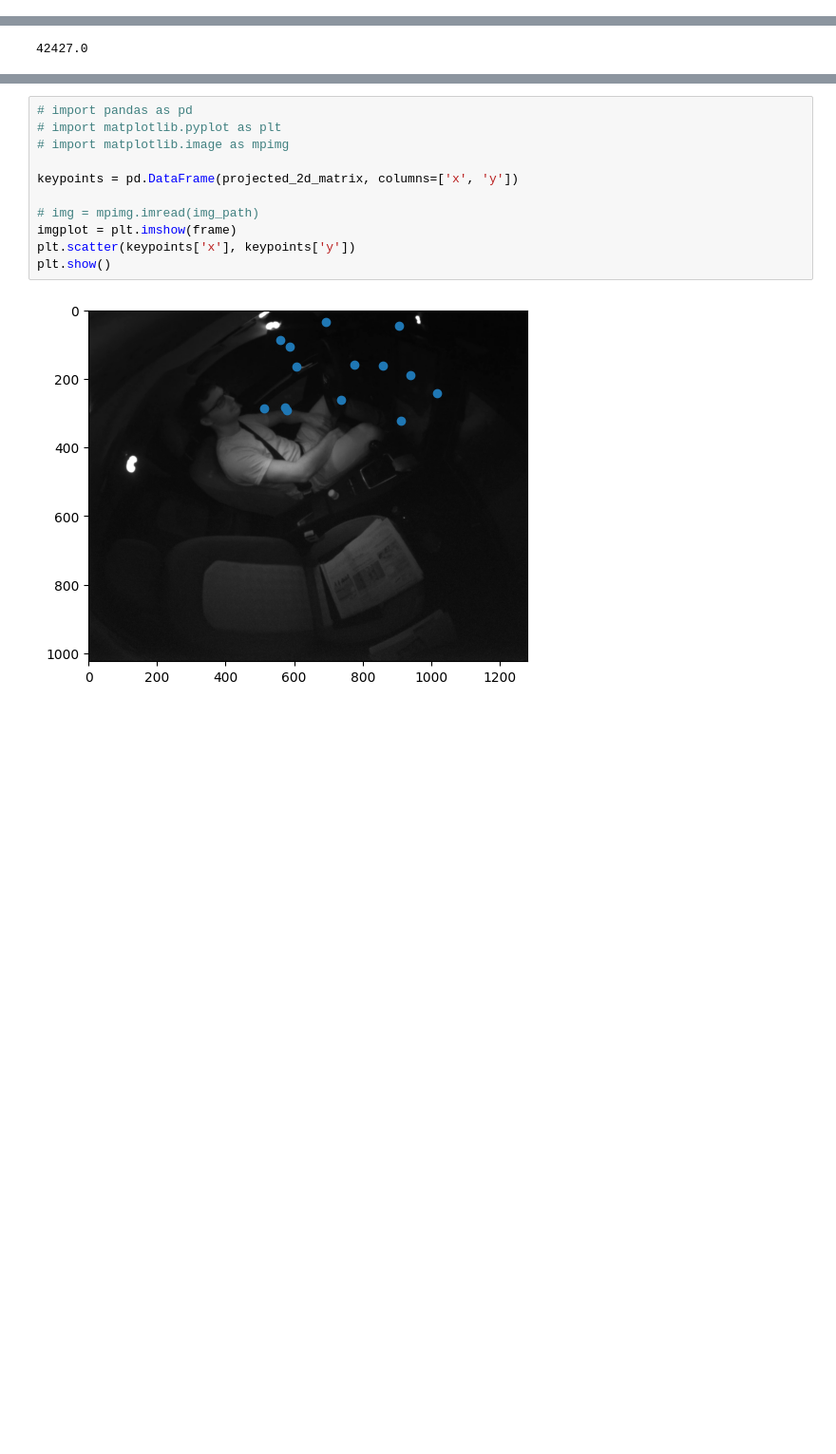
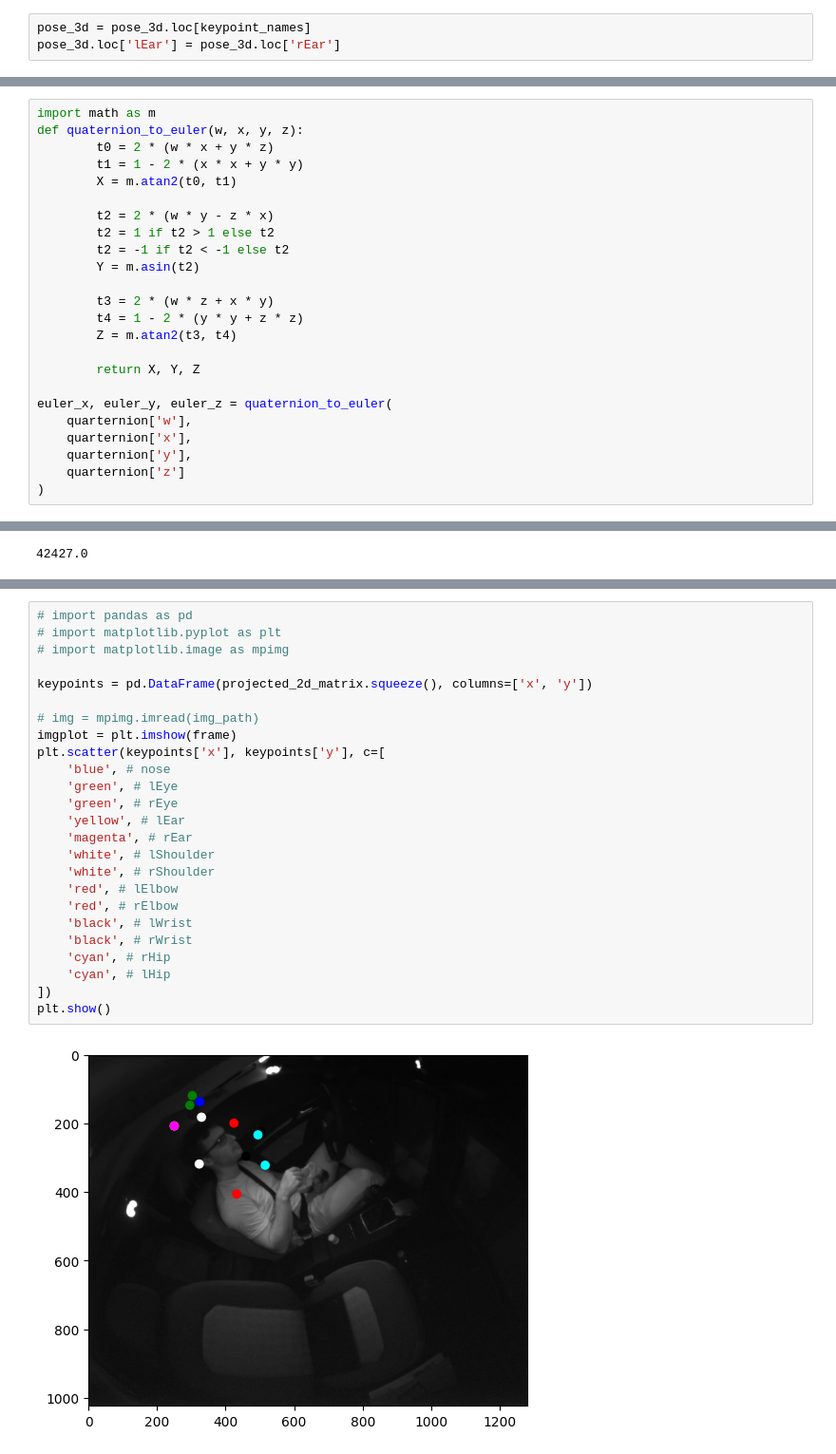
Before and after one commit to gentlerainsky/tuwien_thesis_3d_pose_estimation, a Jupyter notebook: demo/data_preprocessor/drive_and_act_2dprojection.ipynb, the cells around one changed output, grey strips where cells are left out. Shown at 95% size. Drawn from its saved outputs; the diff is of its cells as text; blank space fills up the shorter version.

```diff
--- a/demo/data_preprocessor/drive_and_act_2dprojection.ipynb
+++ b/demo/data_preprocessor/drive_and_act_2dprojection.ipynb
@@ -58,0 +102,3 @@ with pd.option_context('display.max_rows', None, 'display.max_columns', None):
+# %%
+pose_3d = pose_3d.loc[keypoint_names]
+pose_3d.loc['lEar'] = pose_3d.loc['rEar']
@@ -137,0 +227,24 @@ array([[ 579.73726105,  291.18486506],
+# %%
+import math as m
+def quaternion_to_euler(w, x, y, z):
+        t0 = 2 * (w * x + y * z)
+        t1 = 1 - 2 * (x * x + y * y)
+        X = m.atan2(t0, t1)
+
+        t2 = 2 * (w * y - z * x)
+        t2 = 1 if t2 > 1 else t2
+        t2 = -1 if t2 < -1 else t2
+        Y = m.asin(t2)
+
+        t3 = 2 * (w * z + x * y)
+        t4 = 1 - 2 * (y * y + z * z)
+        Z = m.atan2(t3, t4)
+
+        return X, Y, Z
+
+euler_x, euler_y, euler_z = quaternion_to_euler(
+    quarternion['w'],
+    quarternion['x'],
+    quarternion['y'],
+    quarternion['z']
+)
@@ -155,13 +315,27 @@ amount_of_frames
 # %%
 # import pandas as pd
 # import matplotlib.pyplot as plt
 # import matplotlib.image as mpimg
 
-keypoints = pd.DataFrame(projected_2d_matrix, columns=['x', 'y'])
+keypoints = pd.DataFrame(projected_2d_matrix.squeeze(), columns=['x', 'y'])
 
 # img = mpimg.imread(img_path)
 imgplot = plt.imshow(frame)
-plt.scatter(keypoints['x'], keypoints['y'])
+plt.scatter(keypoints['x'], keypoints['y'], c=[
+    'blue', # nose
+    'green', # lEye
+    'green', # rEye
+    'yellow', # lEar
+    'magenta', # rEar
+    'white', # lShoulder
+    'white', # rShoulder
+    'red', # lElbow
+    'red', # rElbow
+    'black', # lWrist
+    'black', # rWrist
+    'cyan', # rHip
+    'cyan', # lHip
+])
 plt.show()
 # %% [output]
-[figure, old version]
+[figure, new version]
```
Also changed, not shown: parts of 18 cells of this notebook, 6 other files.
